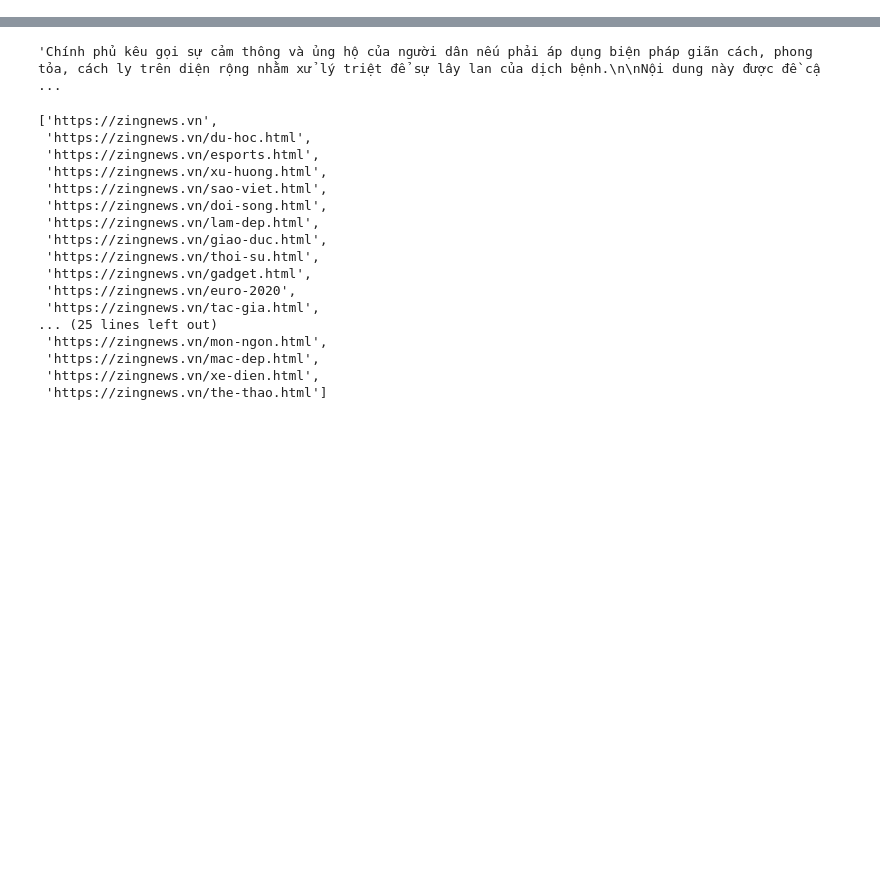
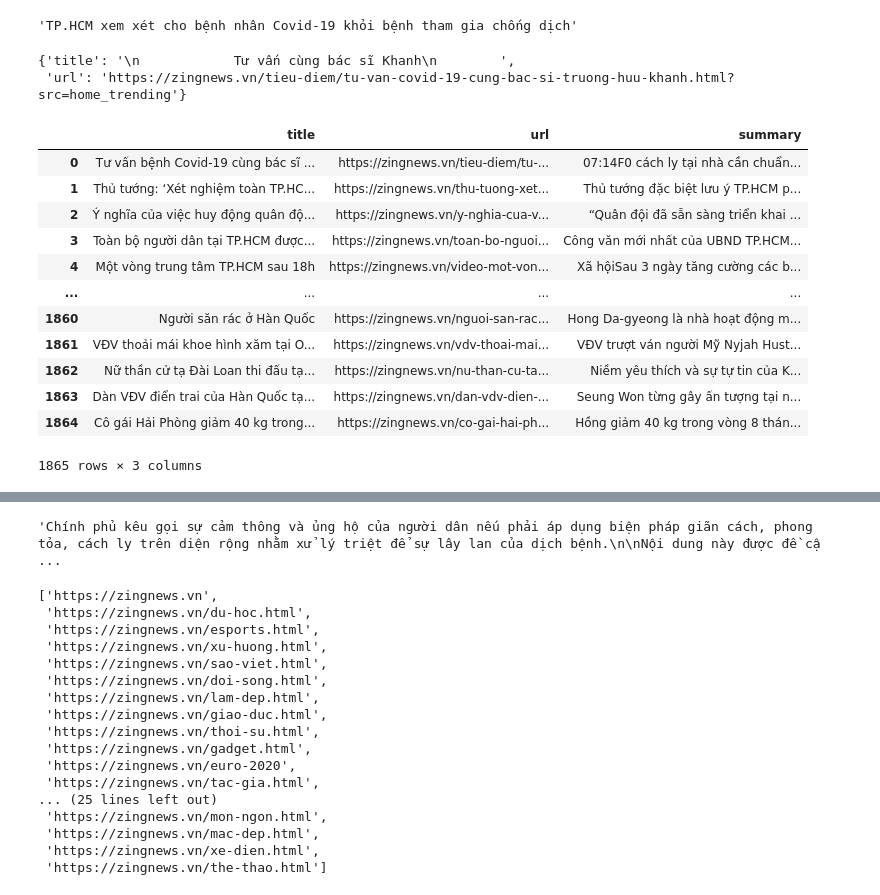
Before and after one commit to giatranhoang/newspaper, a Jupyter notebook: newspaper_crawl.ipynb, the cells around one changed output, grey strips where cells are left out. Saved outputs shown, nothing was run; the diff lists cells and outputs as text; code cells hidden in the pictures; blank space fills up the shorter version.

```diff
--- a/newspaper_crawl.ipynb
+++ b/newspaper_crawl.ipynb
@@ -3,0 +128,37 @@ import pandas as pd
+# %%
+zingnews.articles[0].title
+# %% [output]
+'TP.HCM xem xét cho bệnh nhân Covid-19 khỏi bệnh tham gia chống dịch'
+# %%
+def as_dict(self):
+    return {'title': self.title, 'url':self.url}
+# %%
+def as_dict(self):
+    self.parse()
+    self.nlp()
+    return {'title': self.title, 'url':self.url, 'summary':self.summary}
+# %%
+as_dict(zingnews.articles[0])
+# %% [output]
+{'title': '\n            Tư vấn cùng bác sĩ Khanh\n        ',
+ 'url': 'https://zingnews.vn/tieu-diem/tu-van-covid-19-cung-bac-si-truong-huu-khanh.html?src=home_trending'}
+# %%
+def as_dict(self):
+    return {'title': self.title, 'url':self.url}
+# %%
+df = pd.DataFrame([as_dict(x) for x in zingnews.articles])
+df
+# %% [output]
+|  | title | url | summary |
+| 0 | Tư vấn bệnh Covid-19 cùng bác sĩ ... | https://zingnews.vn/tieu-diem/tu-... | 07:14F0 cách ly tại nhà cần chuẩn... |
+| 1 | Thủ tướng: ‘Xét nghiệm toàn TP.HC... | https://zingnews.vn/thu-tuong-xet... | Thủ tướng đặc biệt lưu ý TP.HCM p... |
+| 2 | Ý nghĩa của việc huy động quân độ... | https://zingnews.vn/y-nghia-cua-v... | “Quân đội đã sẵn sàng triển khai ... |
+| 3 | Toàn bộ người dân tại TP.HCM được... | https://zingnews.vn/toan-bo-nguoi... | Công văn mới nhất của UBND TP.HCM... |
+| 4 | Một vòng trung tâm TP.HCM sau 18h | https://zingnews.vn/video-mot-von... | Xã hộiSau 3 ngày tăng cường các b... |
+| ... | ... | ... | ... |
+| 1860 | Người săn rác ở Hàn Quốc | https://zingnews.vn/nguoi-san-rac... | Hong Da-gyeong là nhà hoạt động m... |
+| 1861 | VĐV thoải mái khoe hình xăm tại O... | https://zingnews.vn/vdv-thoai-mai... | VĐV trượt ván người Mỹ Nyjah Hust... |
+| 1862 | Nữ thần cử tạ Đài Loan thi đấu tạ... | https://zingnews.vn/nu-than-cu-ta... | Niềm yêu thích và sự tự tin của K... |
+| 1863 | Dàn VĐV điển trai của Hàn Quốc tạ... | https://zingnews.vn/dan-vdv-dien-... | Seung Won từng gây ấn tượng tại n... |
+| 1864 | Cô gái Hải Phòng giảm 40 kg trong... | https://zingnews.vn/co-gai-hai-ph... | Hồng giảm 40 kg trong vòng 8 thán... |
+1865 rows × 3 columns
```
Also changed, not shown: parts of 63 cells of this notebook, 5 other files.
